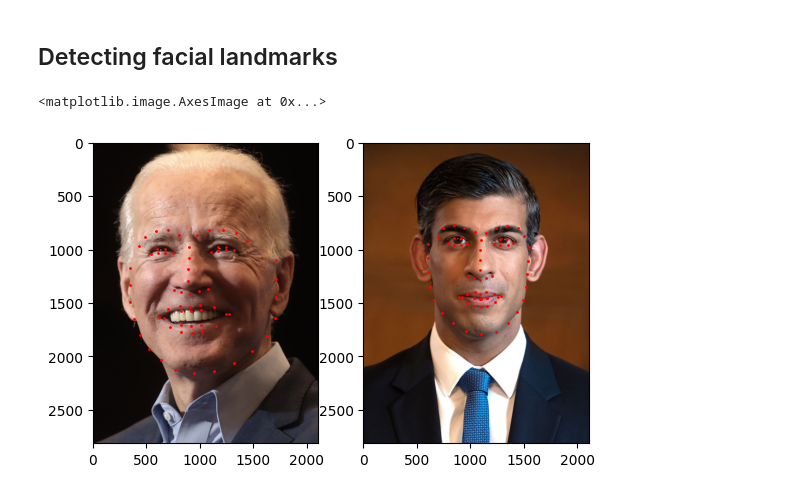
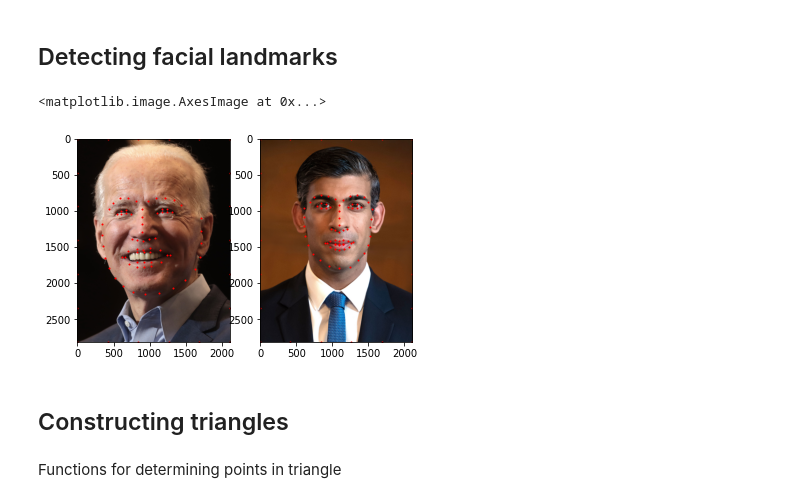
Before and after one commit to wangzican/Image_Processing, a Jupyter notebook: CW1/comp0026_cw1.ipynb, the cells around one changed output. Drawn from its saved outputs; the diff is of its cells as text; code cells hidden in the pictures.

```diff
--- a/CW1/comp0026_cw1.ipynb
+++ b/CW1/comp0026_cw1.ipynb
@@ -37,6 +37,9 @@ if not os.path.exists(dat_path):
 ## Detecting facial landmarks
 # %%
 def shape_to_np(shape, dtype="int"):
+    '''
+    convert the dlib shape to numpy ndarray
+    '''
     coords = np.zeros((68, 2), dtype=dtype)
     for i in range(68):
         coords[i,0] = shape.part(i).x
@@ -44,7 +47,9 @@ def shape_to_np(shape, dtype="int"):
     return coords
 
 def landmark_detector(img):
-
+    '''
+    Outputs ndarray of landmarks for img
+    '''
     detector = dlib.get_frontal_face_detector()
     predictor = dlib.shape_predictor('shape_predictor_68_face_landmarks.dat')
     rects = detector(img, 1)
@@ -52,15 +57,39 @@ def landmark_detector(img):
     shape = predictor(img, rect)
     shape = shape_to_np(shape)
     return shape
+
+def add_edge_marks(img, landmarks, size=(6, 7)):
+    '''
+    NOTE: size should be (W, H)
+    Add the edge landmarks to the img
+    '''
+    H, W, _ = img.shape
+    H -= 1
+    W -= 1
+    # side made of (constant axis value, moving axis lim, moving axis)
+    # reverse 0 and 1 as plt scatter is x, y (W, H)
+    sides = [(0, W, 0), (H, W, 0), (0, H, 1), (W, H, 1)]
+    for (ca, mal, ma) in sides:
+        ma_range = np.linspace(0, mal, size[ma], dtype=int)
+        edge = np.full((size[ma], 2),ca,dtype=int)
+        edge[:,ma] = ma_range
+        landmarks = np.vstack((landmarks, edge))
+    return landmarks
 # %%
-landmark1 = landmark_detector(image1)
-landmark2 = landmark_detector(image2)
+landmark = landmark_detector(image1)
+landmark1 = add_edge_marks(image1, landmark)
+landmark = landmark_detector(image2)
+landmark2 = add_edge_marks(image2, landmark)
 plt.subplot(1, 2, 1)
 plt.scatter(landmark1[:, 0], landmark1[:,1], s=1, color='red')
 plt.imshow(image1)
 plt.subplot(1, 2, 2)
 plt.scatter(landmark2[:, 0], landmark2[:,1], s=1, color='red')
 plt.imshow(image2)
 # %% [output]
 <matplotlib.image.AxesImage at 0x...>
-[figure, old version]
+[figure, new version]
+# %% [markdown]
+## Constructing triangles
+# %% [markdown]
+Functions for determining points in triangle
```
Also changed, not shown: parts of 9 cells of this notebook.
